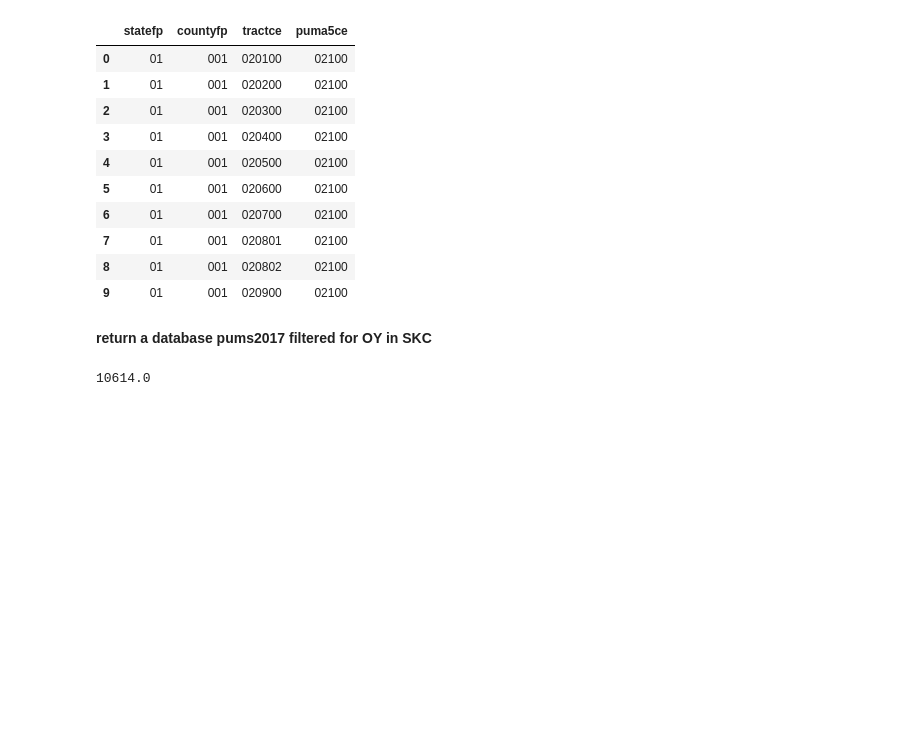
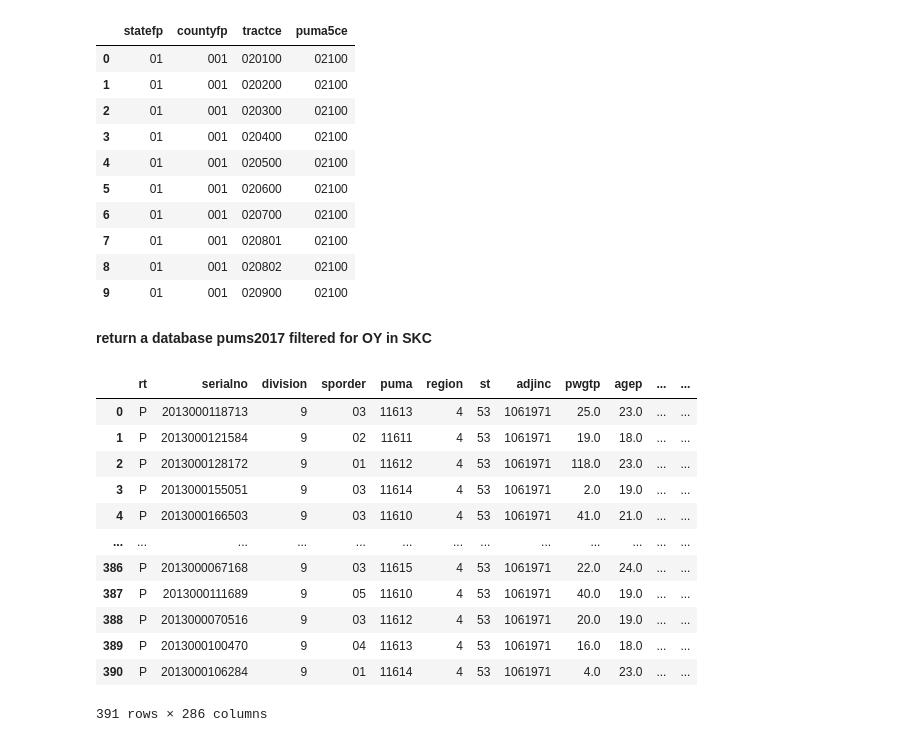
Before and after one commit to JJHick95/phase-1-project-west-ds-082420, a Jupyter notebook: notebooks/exploratory/MWilliamson_Exploratory.ipynb, the cells around one changed output. Saved outputs shown, nothing was run; the diff lists cells and outputs as text; code cells hidden in the pictures; blank space fills up the shorter version.

```diff
--- a/notebooks/exploratory/MWilliamson_Exploratory.ipynb
+++ b/notebooks/exploratory/MWilliamson_Exploratory.ipynb
@@ -170,16 +170,29 @@ pd.read_sql('''
 # %%
 south_king_county_db = pd.read_sql('''
         SELECT *
         FROM pums_2017 PS
         WHERE PS.puma SIMILAR TO '1161(0|1|2|3|4|5)'
         AND PS.agep >= 16
         AND PS.agep <= 24
         AND PS.sch = '1'
         AND PS.esr SIMILAR TO '%(3|6)%'
 
 ''', conn)
-sum(south_king_county_db['pwgtp'])
+
+south_king_county_db
 # %% [output]
+|  | rt | serialno | division | sporder | puma | region | st | adjinc | pwgtp | agep | ... | ... |
+| 0 | P | 2013000118713 | 9 | 03 | 11613 | 4 | 53 | 1061971 | 25.0 | 23.0 | ... | ... |
+| 1 | P | 2013000121584 | 9 | 02 | 11611 | 4 | 53 | 1061971 | 19.0 | 18.0 | ... | ... |
+| 2 | P | 2013000128172 | 9 | 01 | 11612 | 4 | 53 | 1061971 | 118.0 | 23.0 | ... | ... |
+| 3 | P | 2013000155051 | 9 | 03 | 11614 | 4 | 53 | 1061971 | 2.0 | 19.0 | ... | ... |
+| 4 | P | 2013000166503 | 9 | 03 | 11610 | 4 | 53 | 1061971 | 41.0 | 21.0 | ... | ... |
+| ... | ... | ... | ... | ... | ... | ... | ... | ... | ... | ... | ... | ... |
+| 386 | P | 2013000067168 | 9 | 03 | 11615 | 4 | 53 | 1061971 | 22.0 | 24.0 | ... | ... |
+| 387 | P | 2013000111689 | 9 | 05 | 11610 | 4 | 53 | 1061971 | 40.0 | 19.0 | ... | ... |
+| 388 | P | 2013000070516 | 9 | 03 | 11612 | 4 | 53 | 1061971 | 20.0 | 19.0 | ... | ... |
+| 389 | P | 2013000100470 | 9 | 04 | 11613 | 4 | 53 | 1061971 | 16.0 | 18.0 | ... | ... |
+| 390 | P | 2013000106284 | 9 | 01 | 11614 | 4 | 53 | 1061971 | 4.0 | 23.0 | ... | ... |
-10614.0
+391 rows × 286 columns
 # %%
 import geopandas as gpd
```
Also changed, not shown: 2 other files.
